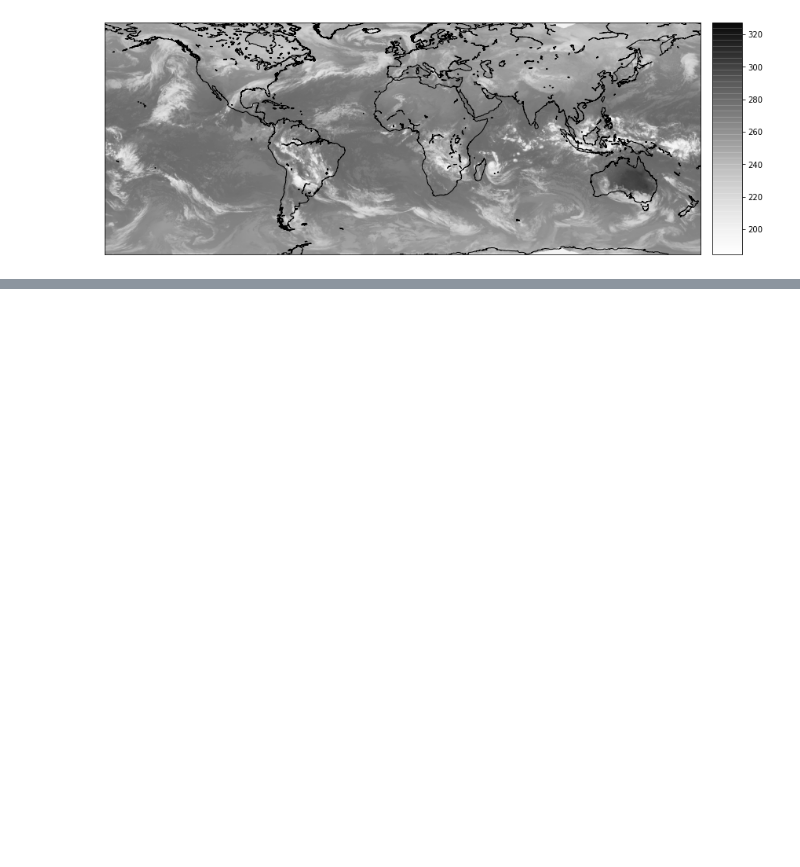
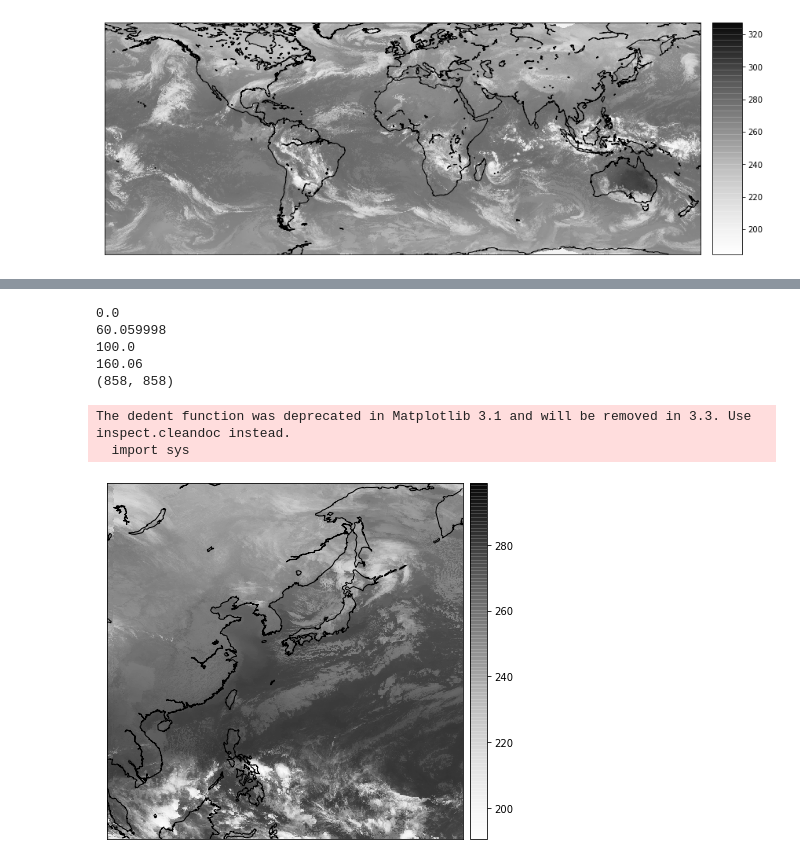
Before and after one commit to tingsyo/course_2020Q3_representation_learning, a Jupyter notebook: notebooks/noaa_gridsat_b1/01_noaagridsatb1_data_io.ipynb, the cells around one changed output, grey strips where cells are left out. Drawn from its saved outputs; the diff is of its cells as text; code cells hidden in the pictures; blank space fills up the shorter version.

```diff
--- a/notebooks/noaa_gridsat_b1/01_noaagridsatb1_data_io.ipynb
+++ b/notebooks/noaa_gridsat_b1/01_noaagridsatb1_data_io.ipynb
@@ -154,0 +172,32 @@ Comparing to the EOSDIS Worldview by NASA ([2014-01-01-00z](https://worldview.ea
+# %%
+print(lats[1000])
+print(lats[1858])
+print(lons[4000])
+print(lons[4858])
+
+ea_data = tmp[1000:1858, 4000:4858]
+print(ea_data.shape)
+# %% [output]
+0.0
+60.059998
+100.0
+160.06
+(858, 858)
+# %%
+lat0 = lats[1000]
+lat1 = lats[1858]
+lon0 = lons[4000]
+lon1 = lons[4858]
+
+plt.figure(figsize=(6,6))
+m = Basemap(llcrnrlon=lon0, urcrnrlon=lon1, llcrnrlat=lat0, urcrnrlat=lat1, resolution='l')
+m.drawcoastlines()
+m.imshow(ea_data, alpha=0.8, cmap='Greys')     # Draw a filled-contour plot with the interpolated grid data
+cb = m.colorbar()                              # Show colorbar
+
+plt.tight_layout()
+plt.show()
+# %% [output]
+The dedent function was deprecated in Matplotlib 3.1 and will be removed in 3.3. Use inspect.cleandoc instead.
+  import sys
+[figure, added]
```
Also changed, not shown: parts of 3 cells of this notebook, 1 other file.
